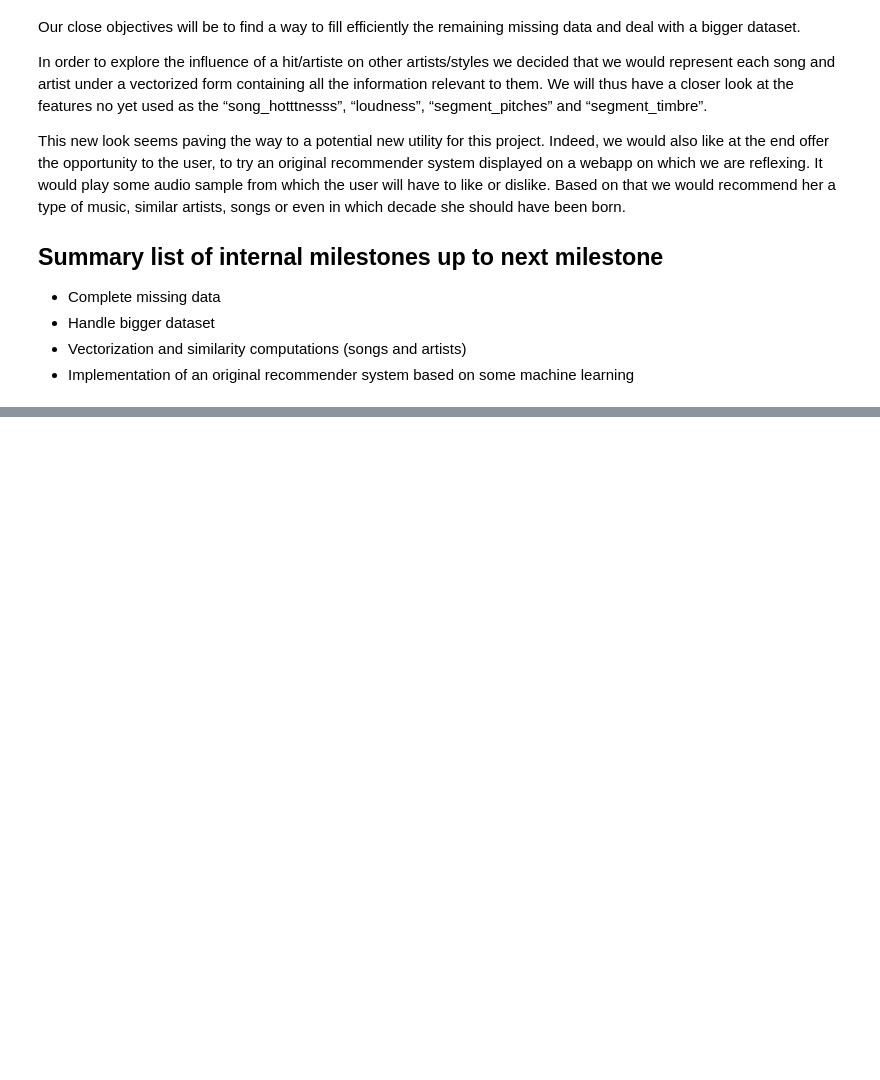
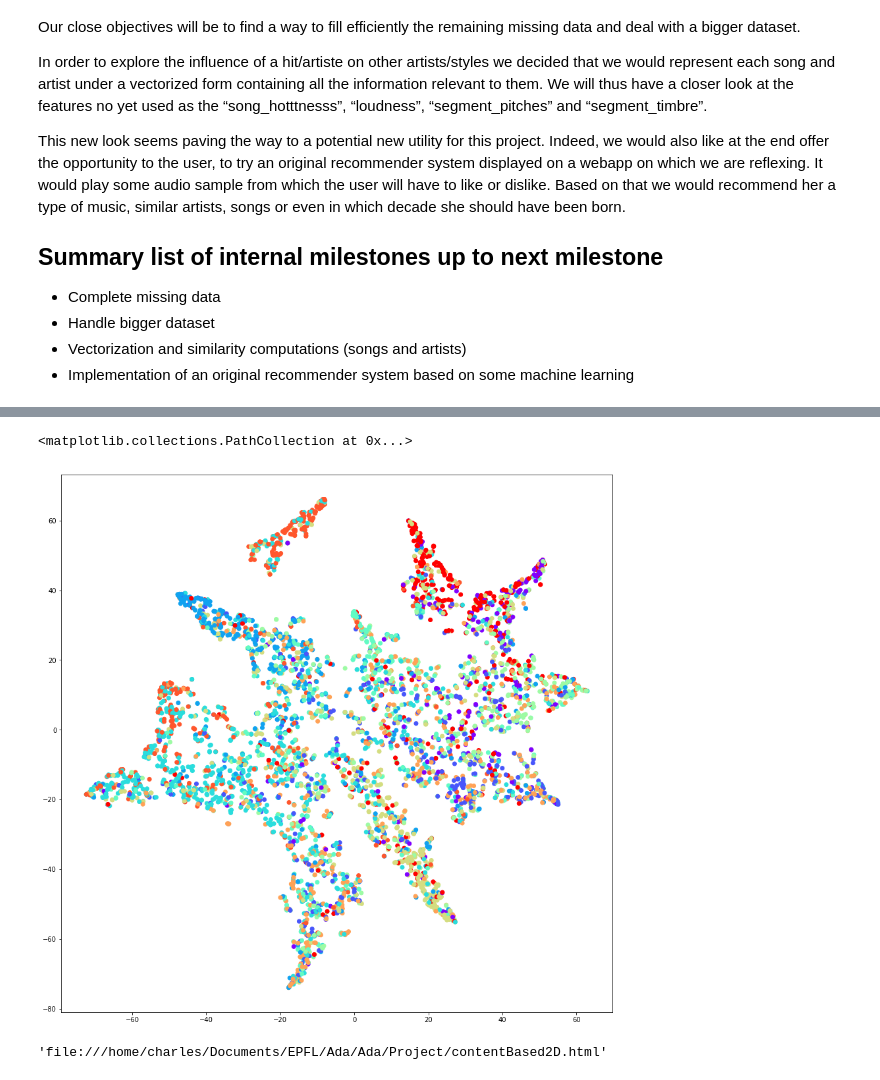
Before and after one commit to cgallay/Ada, a Jupyter notebook: Project/Projet_ADA_M2.ipynb, the cells around one changed output, grey strips where cells are left out. Drawn from its saved outputs; the diff is of its cells as text; code cells hidden in the pictures; blank space fills up the shorter version.

```diff
--- a/Project/Projet_ADA_M2.ipynb
+++ b/Project/Projet_ADA_M2.ipynb
@@ -400,0 +567,10 @@ This new look seems paving the way to a potential new utility for this project.
+# %%
+plt.figure(figsize=(15,15))
+plt.scatter(predict_song_2d[:,0],predict_song_2d[:,1], color=df_song["genre"].apply(lambda g: colors[g]).values[5000:])
+# %% [output]
+<matplotlib.collections.PathCollection at 0x...>
+[figure, added]
+# %%
+plot(predict_song_2d, df_song["genre"].values[5000:], infos=df_song.apply(build_info, axis=1).values[5000:], filename='contentBased2D.html')
+# %% [output]
+'file:///home/charles/Documents/EPFL/Ada/Ada/Project/contentBased2D.html'
```
Also changed, not shown: parts of 36 cells of this notebook, 5 other files.
